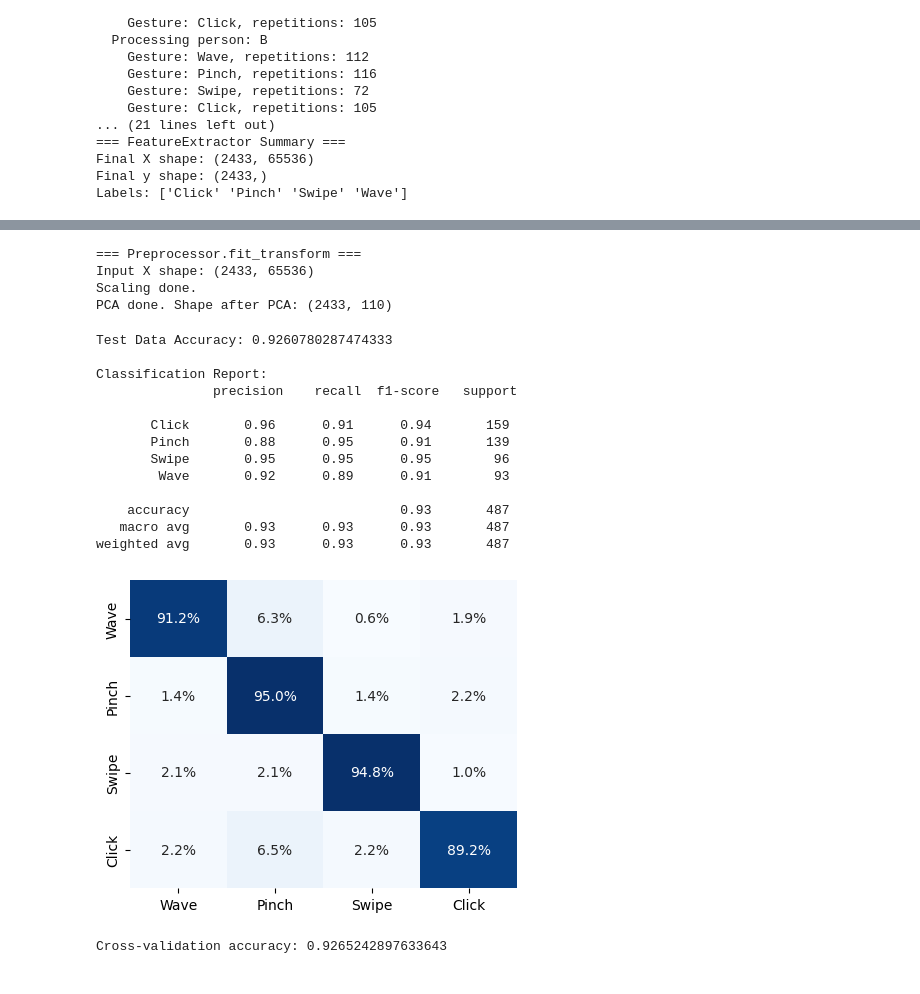
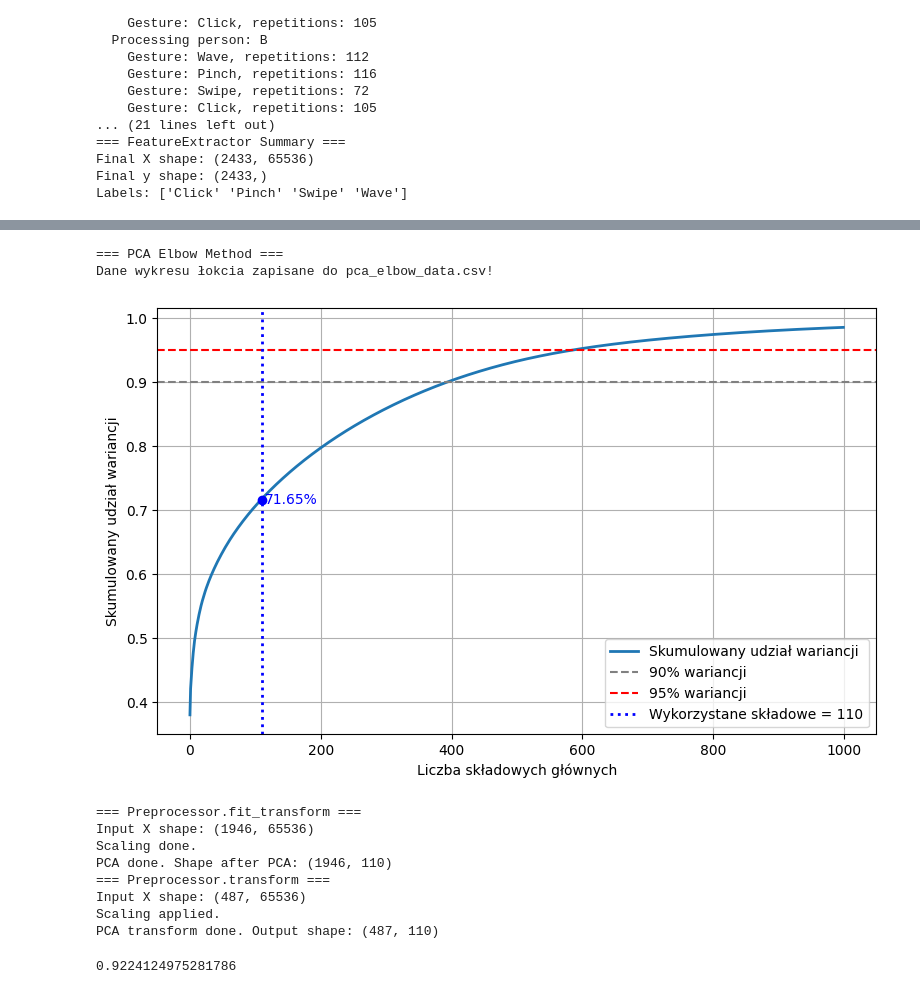
Before and after one commit to Oskar-Nowak/quantum-inspired-kernel-optimization, a Jupyter notebook: notebooks/dopnet_analysis.ipynb, the cells around one changed output, grey strips where cells are left out. Drawn from its saved outputs; the diff is of its cells as text; code cells hidden in the pictures.

Commit message:
Fix train data leakage in PCA | Add save_as_csv option for elbow plot

```diff
--- a/notebooks/dopnet_analysis.ipynb
+++ b/notebooks/dopnet_analysis.ipynb
@@ -146,58 +139,36 @@ preprocessor.plot_elbow(X, max_components=1000, save_as_file=True, include_title
-# %%
-X_pca = preprocessor.fit_transform(X)
-# %% [output]
-=== Preprocessor.fit_transform ===
-Input X shape: (2433, 65536)
-Scaling done.
-PCA done. Shape after PCA: (2433, 110)
 # %%
-
-X_train, X_test, y_train, y_test = train_test_split(
-    X_pca, y, test_size=0.2, random_state=42, stratify=y
+X_train_raw, X_test_raw, y_train, y_test = train_test_split(
+    X, y, test_size=0.2, random_state=42, stratify=y
 )
 labels = GESTURE_NAMES
 
+preprocessor = Preprocessor(n_components=110)
+
+preprocessor.plot_elbow(X_train_raw, max_components=1000, save_as_file=True, include_title=False, save_as_csv=True)
+
+X_train_pca = preprocessor.fit_transform(X_train_raw)
+
+X_test_pca = preprocessor.transform(X_test_raw)
+
 baseline = SVC(kernel="rbf")
-baseline.fit(X_train, y_train)
+baseline.fit(X_train_pca, y_train)
 
-y_pred = baseline.predict(X_test)
-
-print('Test Data Accuracy:', accuracy_score(y_test, y_pred))
-print('\nClassification Report:\n', classification_report(y_test, y_pred))
-
-cm_svm = confusion_matrix(y_test, y_pred, normalize="true")
-
-annot = np.array([[f"{v*100:.1f}%" for v in row] for row in cm_svm])
-
-plt.figure(figsize=(5,4))
-sns.heatmap(
-    cm_svm,
-    annot=annot,
-    fmt="",
-    cmap="Blues",
-    xticklabels=labels,
-    yticklabels=labels,
-    cbar=False
-)
-plt.savefig('baseline_svm_cm', dpi=300, bbox_inches='tight')
-plt.show()
-
-baseline_cv = cross_val_score(baseline, X_train, y_train, cv=5).mean()
-print(f'Cross-validation accuracy: {baseline_cv}')
+y_pred = baseline.predict(X_test_pca)
 # %% [output]
-Test Data Accuracy: 0.9260780287474333
-
-Classification Report:
-               precision    recall  f1-score   support
-
-       Click       0.96      0.91      0.94       159
-       Pinch       0.88      0.95      0.91       139
-       Swipe       0.95      0.95      0.95        96
-        Wave       0.92      0.89      0.91        93
-
-    accuracy                           0.93       487
-   macro avg       0.93      0.93      0.93       487
-weighted avg       0.93      0.93      0.93       487
+=== PCA Elbow Method ===
+Dane wykresu łokcia zapisane do pca_elbow_data.csv!
-[figure, old version]
+[figure, new version]
-Cross-validation accuracy: 0.9265242897633643
+=== Preprocessor.fit_transform ===
+Input X shape: (1946, 65536)
+Scaling done.
+PCA done. Shape after PCA: (1946, 110)
+=== Preprocessor.transform ===
+Input X shape: (487, 65536)
+Scaling applied.
+PCA transform done. Output shape: (487, 110)
+# %%
+baseline_cv = cross_val_score(baseline, X_train_pca, y_train, cv=5).mean()
+print(baseline_cv)
+# %% [output]
+0.9224124975281786
 # %%
```
Also changed, not shown: parts of 11 cells of this notebook, 1 other file.
